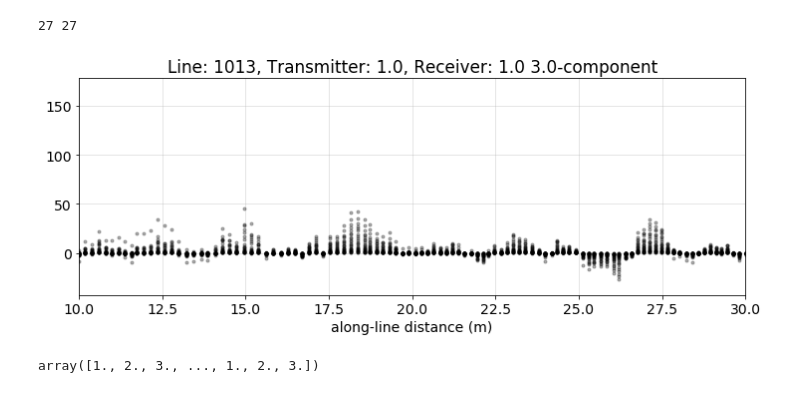
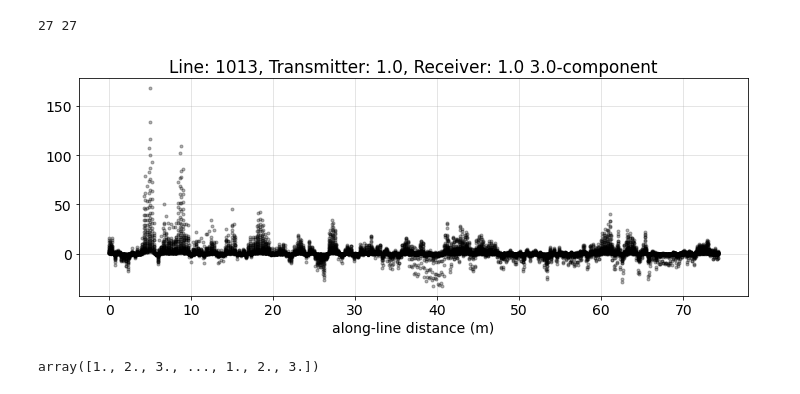
Before and after one commit to lheagy/uxo-workspace, a Jupyter notebook: plotting_test_data_and_noise.ipynb, the cells around one changed output. Saved outputs shown, nothing was run; the diff lists cells and outputs as text; code cells hidden in the pictures.

```diff
--- a/plotting_test_data_and_noise.ipynb
+++ b/plotting_test_data_and_noise.ipynb
@@ -192,25 +196,25 @@ def along_line_distance(line_eastings, line_northings):
 # %%
 line_id = 1013
 line_inds = lines == line_id
 mn_inds = mn == 0
 inds = line_inds & mn_inds
 
 line_distances = along_line_distance(xyz_data[easting, inds], xyz_data[northing, inds])
 
 fig, ax = plt.subplots(1, 1, figsize=(12, 4))
 for t, dind in zip(times, datai):
     ax.plot(line_distances, xyz_data[dind, inds], '.', color="k", alpha=0.3)
 
 txnumplot = np.unique(xyz_data[tx_num, inds])[0]
 rxnumplot = np.unique(xyz_data[rx_num, inds])[0]
 rxcompplot = np.unique(xyz_data[rx_comp, inds])[0]
 ax.set_title(f"Line: {line_id}, Transmitter: {txnumplot}, Receiver: {rxnumplot} {rxcompplot}-component")
 ax.set_xlabel("along-line distance (m)")
 
-ax.set_xlim([10, 30])
+# ax.set_xlim([10, 20])
 ax.grid(which="both", alpha=0.4)
 # %% [output]
-[figure, old version]
+[figure, new version]
 # %%
 xyz_data[rx_comp, :]
 # %% [output]
```
Also changed, not shown: parts of 13 cells of this notebook, 4 other files.
